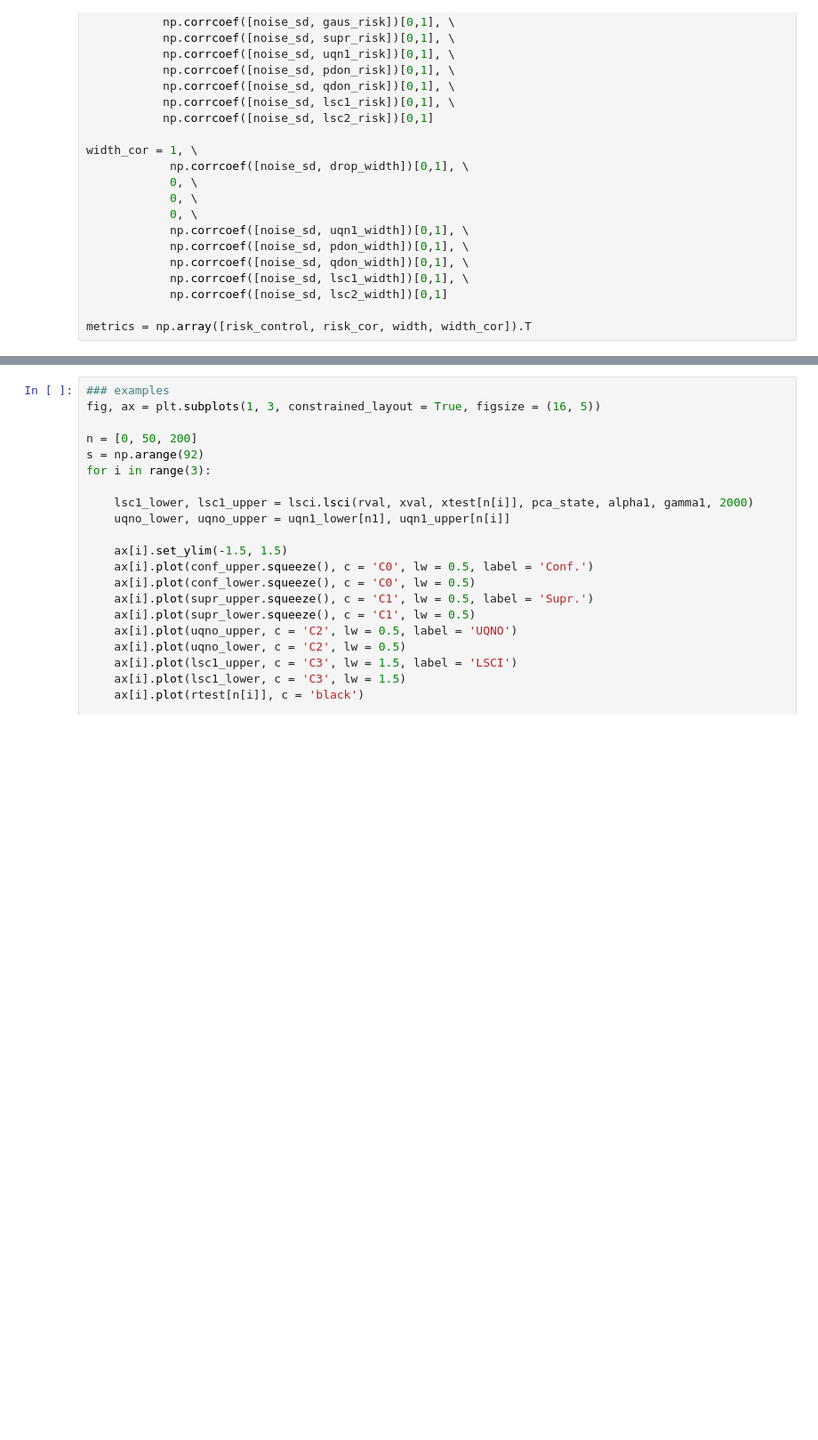
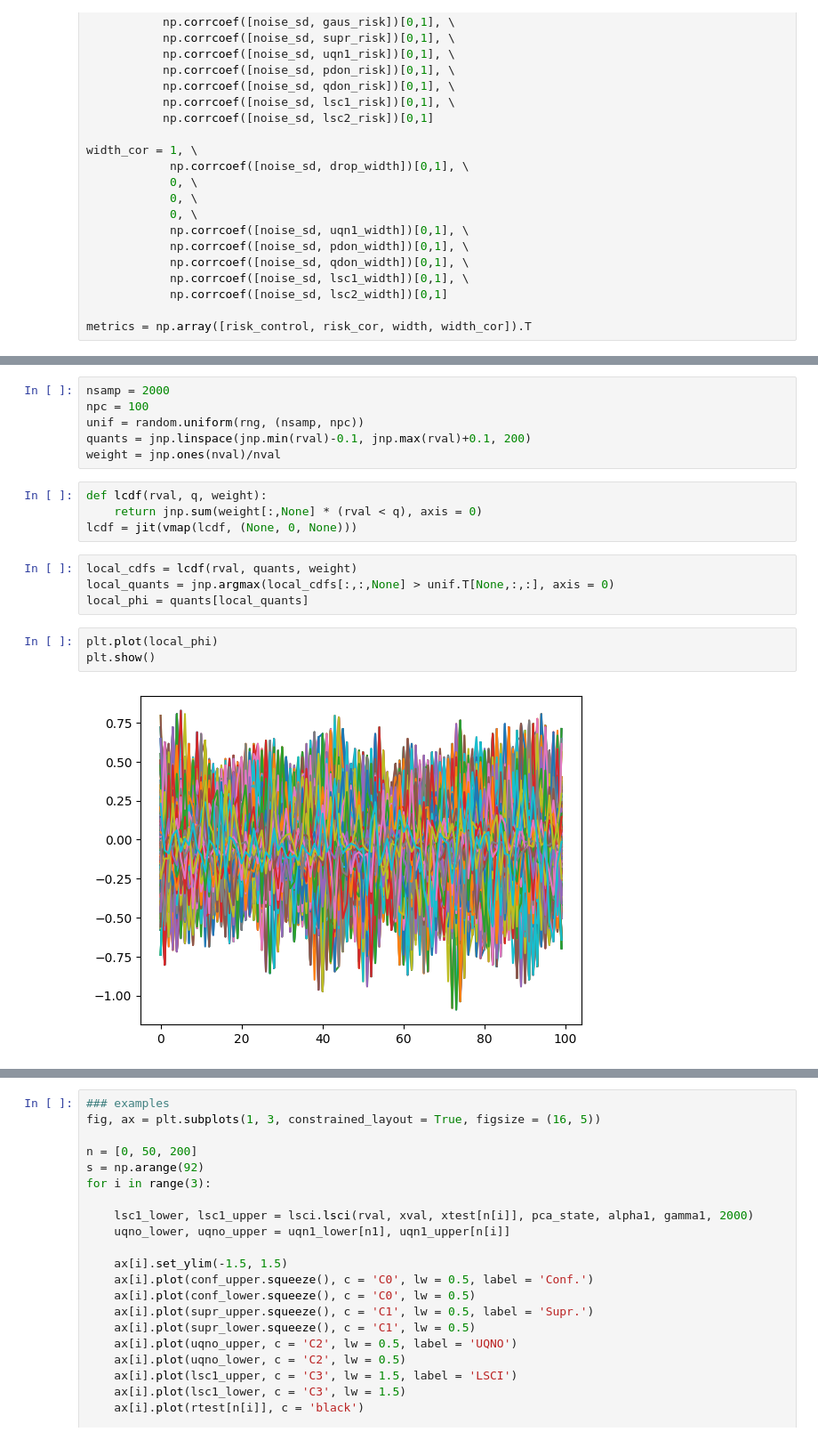
Before and after one commit to trevor-harris/LSCI, a Jupyter notebook: gpsims/gp1d_dev.ipynb, the cells around one changed output, grey strips where cells are left out. Shown: that part at 89% size. Cells and saved outputs as stored; diff of their text form; blank space fills up the shorter version.

```diff
--- a/gpsims/gp1d_dev.ipynb
+++ b/gpsims/gp1d_dev.ipynb
@@ -694,0 +911,19 @@ for i in range(metrics.shape[0]):
+# %%
+nsamp = 2000
+npc = 100
+unif = random.uniform(rng, (nsamp, npc))
+quants = jnp.linspace(jnp.min(rval)-0.1, jnp.max(rval)+0.1, 200)
+weight = jnp.ones(nval)/nval
+# %%
+def lcdf(rval, q, weight):
+    return jnp.sum(weight[:,None] * (rval < q), axis = 0)
+lcdf = jit(vmap(lcdf, (None, 0, None)))
+# %%
+local_cdfs = lcdf(rval, quants, weight)
+local_quants = jnp.argmax(local_cdfs[:,:,None] > unif.T[None,:,:], axis = 0)
+local_phi = quants[local_quants]
+# %%
+plt.plot(local_phi)
+plt.show()
+# %% [output]
+[figure, added]
```
Also changed, not shown: parts of 70 cells of this notebook, 10 other files.
